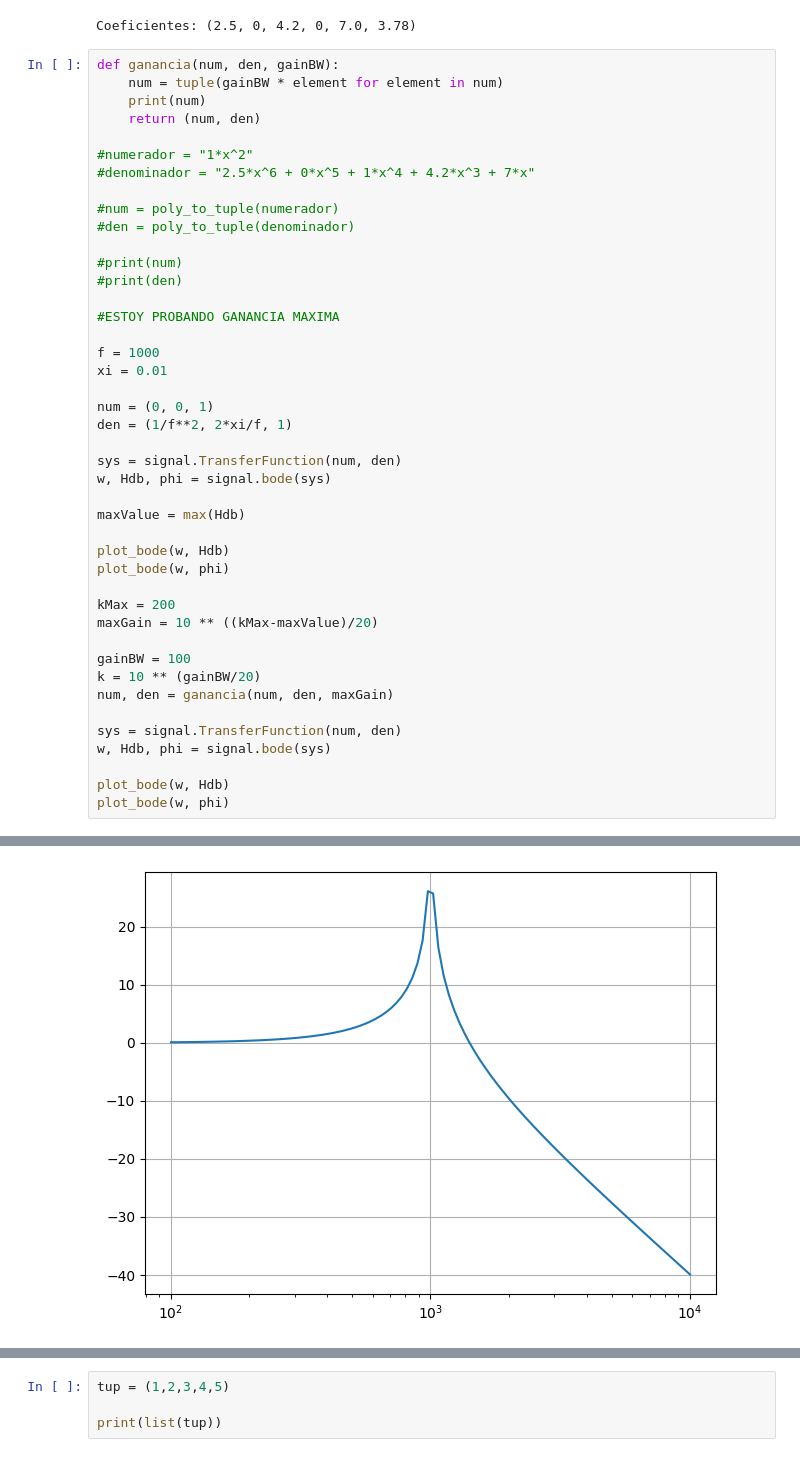
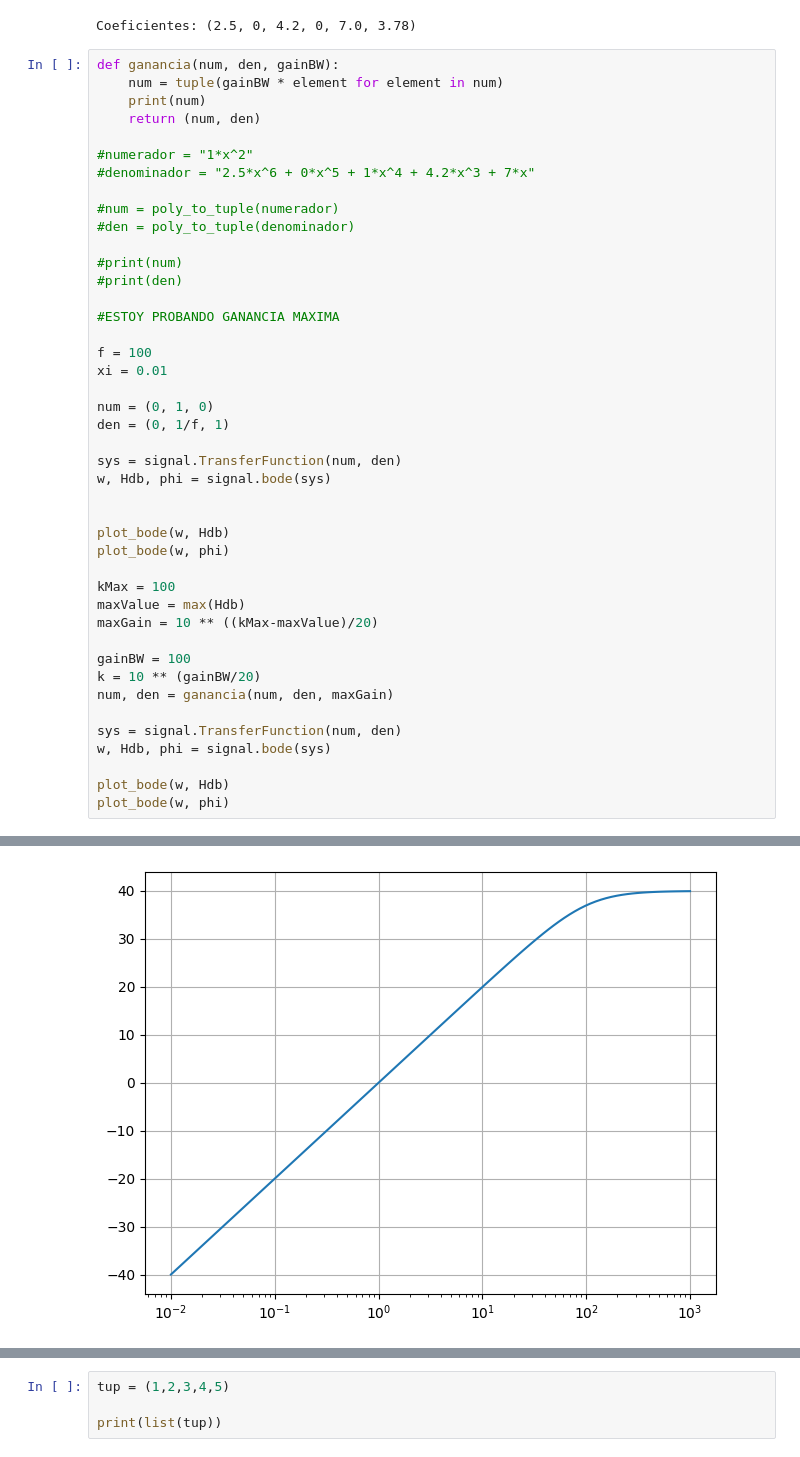
Before and after one commit to omsmarian/Tp_electro, a Jupyter notebook: bode.ipynb, the cells around one changed output, grey strips where cells are left out. Saved outputs shown, nothing was run; the diff lists cells and outputs as text.

```diff
--- a/bode.ipynb
+++ b/bode.ipynb
@@ -147,21 +147,21 @@ def ganancia(num, den, gainBW):
 
 #ESTOY PROBANDO GANANCIA MAXIMA
 
-f = 1000
+f = 100
 xi = 0.01
 
-num = (0, 0, 1)
-den = (1/f**2, 2*xi/f, 1)
+num = (0, 1, 0)
+den = (0, 1/f, 1)
 
 sys = signal.TransferFunction(num, den)
 w, Hdb, phi = signal.bode(sys)
 
-maxValue = max(Hdb)
 
 plot_bode(w, Hdb)
 plot_bode(w, phi)
 
-kMax = 200
+kMax = 100
+maxValue = max(Hdb)
 maxGain = 10 ** ((kMax-maxValue)/20)
 
 gainBW = 100
@@ -179 +177 @@ c:\Users\ezequiel\AppData\Local\Programs\Python\Python311\Lib\site-packages\scip
-[figure, old version]
+[figure, new version]
```
Also changed, not shown: parts of 2 cells of this notebook, 2 other files.
